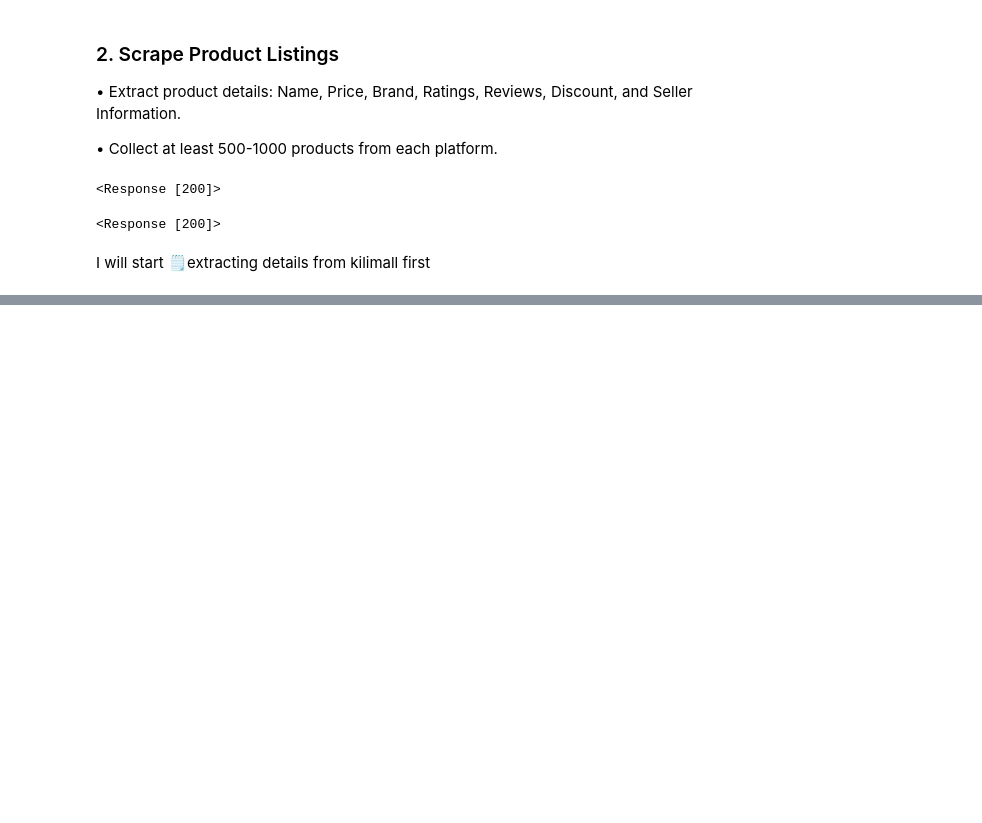
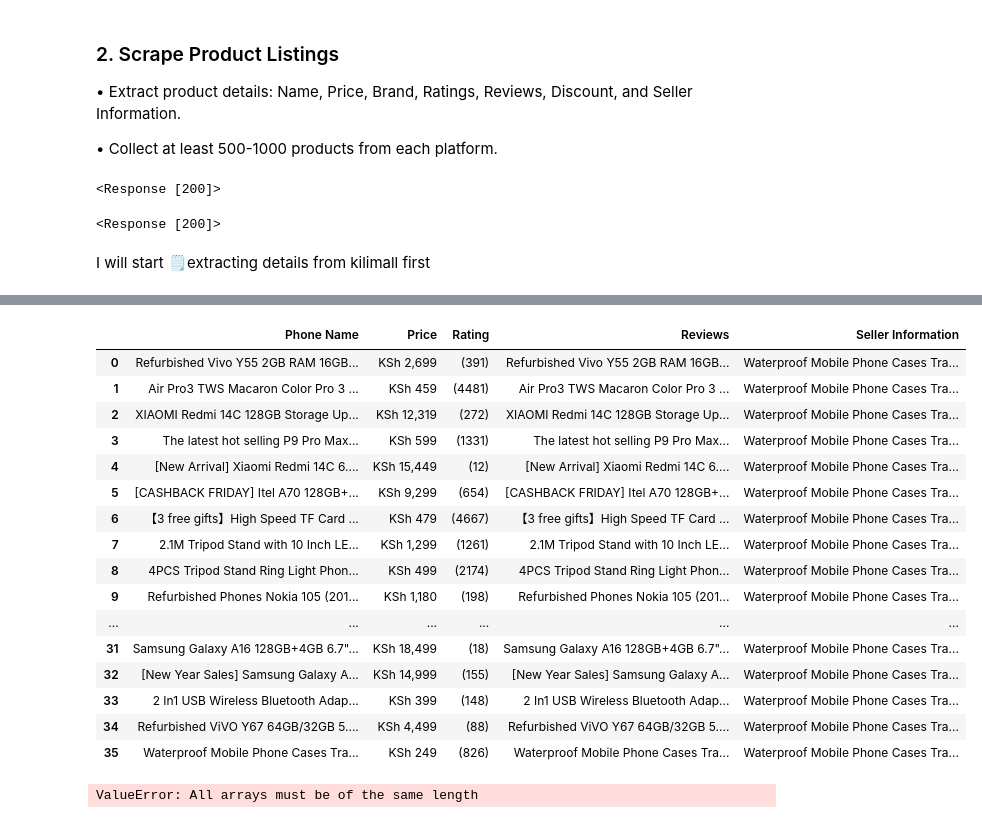
Before and after one commit to CisseBenn/Data-Scrapping, a Jupyter notebook: Main.ipynb, the cells around one changed output, grey strips where cells are left out. Saved outputs shown, nothing was run; the diff lists cells and outputs as text; code cells hidden in the pictures; blank space fills up the shorter version.

```diff
--- a/Main.ipynb
+++ b/Main.ipynb
@@ -149,0 +351,53 @@ for sellerinfo in ksellerinfo:
+# %%
+#Will start with Kilimall
+    #k_phone_names
+    #k_phone_prices
+    #k_phone_rating
+    #k_phone_reviews
+    #k_phone_sellerinfo
+
+#Put the data into a DataFrame
+
+kilimall_data = pd.DataFrame({
+    "Phone Name": k_phone_names,
+    "Price": k_phone_prices,
+    "Rating": k_phone_rating,
+    "Reviews": k_phone_reviews,
+    "Seller Information": k_phone_sellerinfo
+})
+
+kilimall_data
+# %% [output]
+|  | Phone Name | Price | Rating | Reviews | Seller Information |
+| 0 | Refurbished Vivo Y55 2GB RAM 16GB... | KSh 2,699 | (391) | Refurbished Vivo Y55 2GB RAM 16GB... | Waterproof Mobile Phone Cases Tra... |
+| 1 | Air Pro3 TWS Macaron Color Pro 3 ... | KSh 459 | (4481) | Air Pro3 TWS Macaron Color Pro 3 ... | Waterproof Mobile Phone Cases Tra... |
+| 2 | XIAOMI Redmi 14C 128GB Storage Up... | KSh 12,319 | (272) | XIAOMI Redmi 14C 128GB Storage Up... | Waterproof Mobile Phone Cases Tra... |
+| 3 | The latest hot selling P9 Pro Max... | KSh 599 | (1331) | The latest hot selling P9 Pro Max... | Waterproof Mobile Phone Cases Tra... |
+| 4 | [New Arrival] Xiaomi Redmi 14C 6.... | KSh 15,449 | (12) | [New Arrival] Xiaomi Redmi 14C 6.... | Waterproof Mobile Phone Cases Tra... |
+| 5 | [CASHBACK FRIDAY] Itel A70 128GB+... | KSh 9,299 | (654) | [CASHBACK FRIDAY] Itel A70 128GB+... | Waterproof Mobile Phone Cases Tra... |
+| 6 | 【3 free gifts】High Speed TF Card ... | KSh 479 | (4667) | 【3 free gifts】High Speed TF Card ... | Waterproof Mobile Phone Cases Tra... |
+| 7 | 2.1M Tripod Stand with 10 Inch LE... | KSh 1,299 | (1261) | 2.1M Tripod Stand with 10 Inch LE... | Waterproof Mobile Phone Cases Tra... |
+| 8 | 4PCS Tripod Stand Ring Light Phon... | KSh 499 | (2174) | 4PCS Tripod Stand Ring Light Phon... | Waterproof Mobile Phone Cases Tra... |
+| 9 | Refurbished Phones Nokia 105 (201... | KSh 1,180 | (198) | Refurbished Phones Nokia 105 (201... | Waterproof Mobile Phone Cases Tra... |
+| ... | ... | ... | ... | ... | ... |
+| 31 | Samsung Galaxy A16 128GB+4GB 6.7"... | KSh 18,499 | (18) | Samsung Galaxy A16 128GB+4GB 6.7"... | Waterproof Mobile Phone Cases Tra... |
+| 32 | [New Year Sales] Samsung Galaxy A... | KSh 14,999 | (155) | [New Year Sales] Samsung Galaxy A... | Waterproof Mobile Phone Cases Tra... |
+| 33 | 2 In1 USB Wireless Bluetooth Adap... | KSh 399 | (148) | 2 In1 USB Wireless Bluetooth Adap... | Waterproof Mobile Phone Cases Tra... |
+| 34 | Refurbished ViVO Y67 64GB/32GB 5.... | KSh 4,499 | (88) | Refurbished ViVO Y67 64GB/32GB 5.... | Waterproof Mobile Phone Cases Tra... |
+| 35 | Waterproof Mobile Phone Cases Tra... | KSh 249 | (826) | Waterproof Mobile Phone Cases Tra... | Waterproof Mobile Phone Cases Tra... |
+# %%
+# Now for Jumia
+
+    #j_phone_names
+    #j_phone_prices
+    #j_phone_discount
+
+jumia_data = pd.DataFrame({
+    "Phone Name": j_phone_names,
+    "Price": j_phone_prices,
+    "Discount": j_phone_discount
+})
+
+jumia_data
+# %% [output]
+ValueError: All arrays must be of the same length
```
Also changed, not shown: parts of 13 cells of this notebook.
